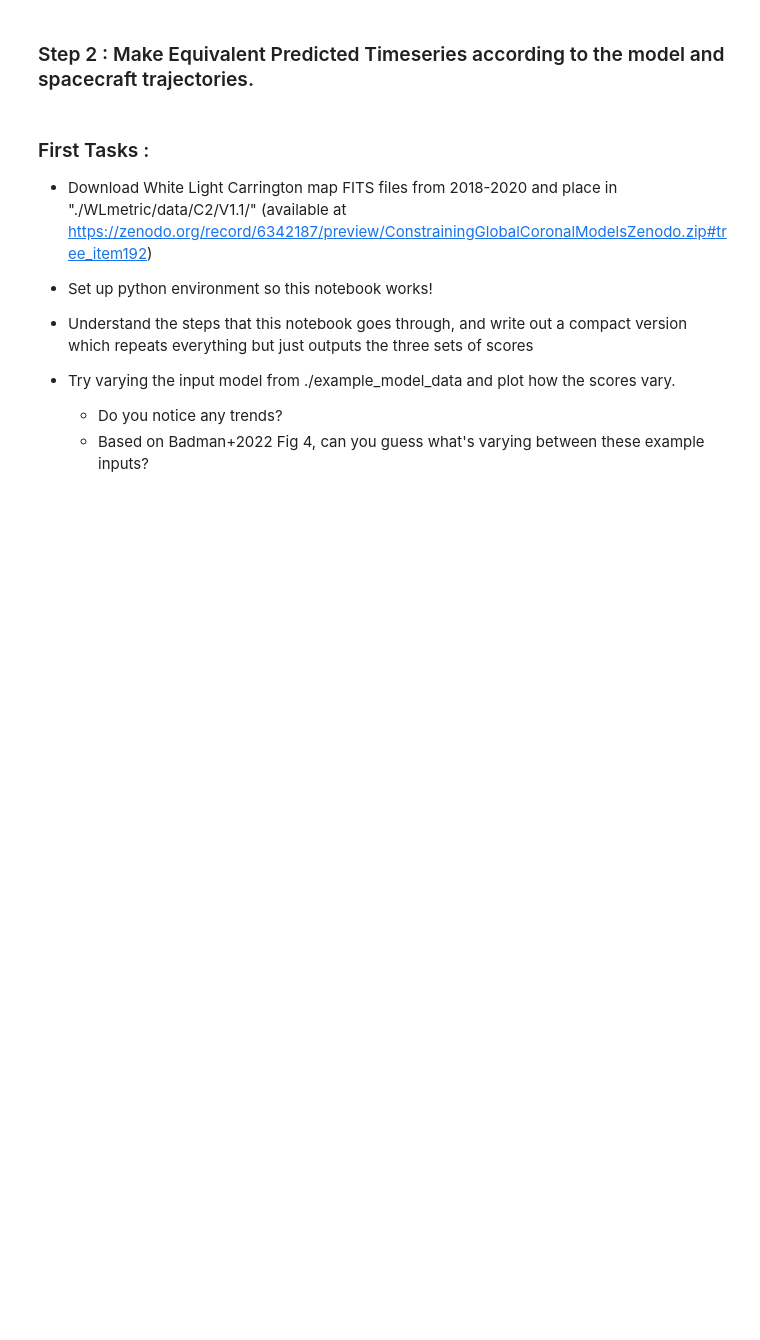
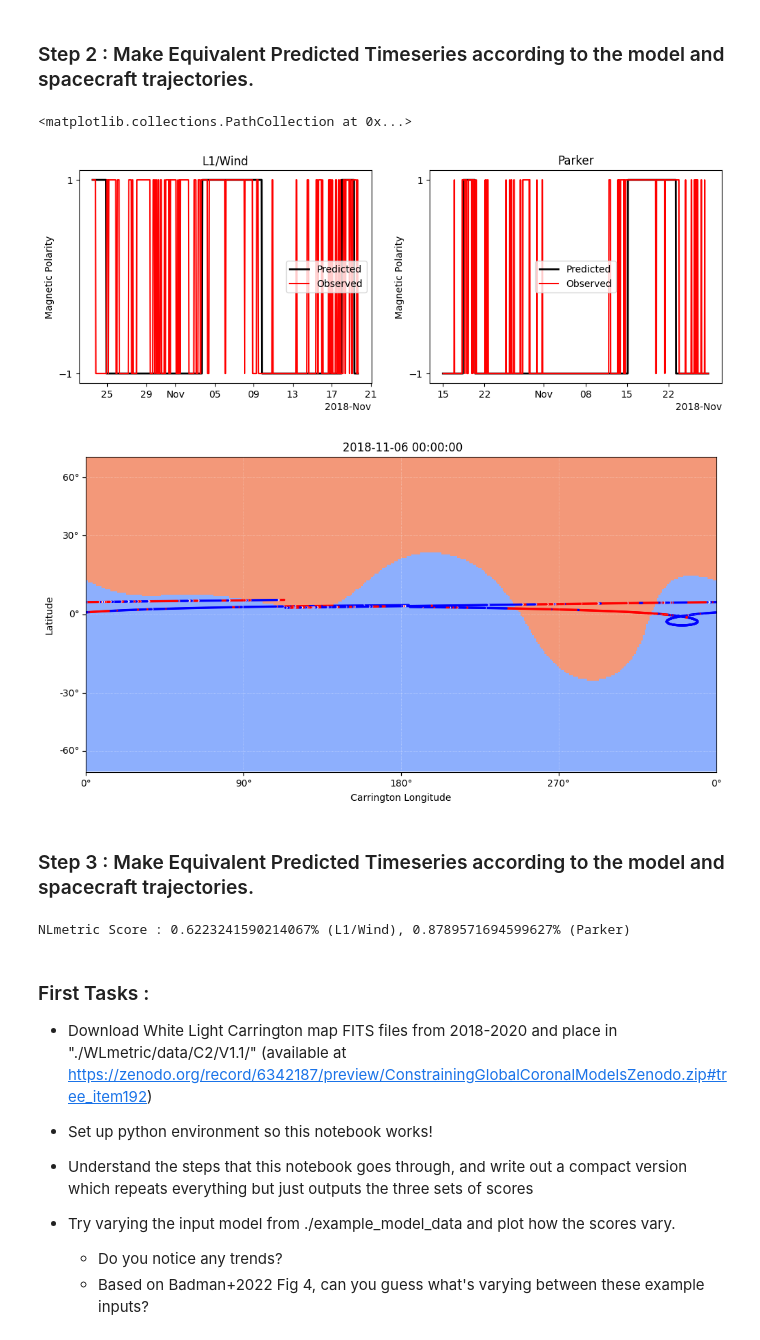
Before and after one commit to STBadman/cmfpy, a Jupyter notebook: topLevel.ipynb, the cells around one changed output. Cells and saved outputs as stored; diff of their text form; code cells hidden in the pictures; blank space fills up the shorter version.

Commit message:
Finish NL metric and example in top level notebook

```diff
--- a/topLevel.ipynb
+++ b/topLevel.ipynb
@@ -262,5 +258,82 @@ plt.tight_layout()
 # %% [markdown]
 ### Step 2 : Make Equivalent Predicted Timeseries according to the model and spacecraft trajectories.
+# %%
+### We have some sample coronal hole and neutral line maps in the folder:
+# ./example_model_data/
+# Let's choose one
+nlmap_model_example_path = "./example_model_data/NeutralLineMap_Badman_AHMI_2018-11-06_2.5Rs.csv"
+
+# We use the same function as in the WLmetric section to load it in as a sunpy.map.Map
+datetime_model = datetime.datetime(2018,11,6)
+nlmap_model = h.csv2map(nlmap_model_example_path,
+                        datetime_model
+                       )
+# %%
+## This function takes the model neutral line map and flies different spacecraft
+# over it to produce a predicted timeseries.
+polarity_pred_psp=NLmetric.create_polarity_model(nlmap_model,datetime_model,"psp")
+polarity_pred_l1=NLmetric.create_polarity_model(nlmap_model,datetime_model,"L1")
+# %%
+## Now we have produced predicted and measured polarity timeseries, so we can visualize the comparison.
+
+## First, directly by looking at the timeseries
+fig,axes = plt.subplots(figsize=(12,4),ncols=2)
+
+axes[0].plot(*polarity_pred_l1,color="black",linewidth=2,label="Predicted")
+axes[0].plot(observed_field_l1[0],np.sign(observed_field_l1[1]),color="red",label="Observed")
+axes[0].set_title("L1/Wind");axes[1].set_ylabel("Magnetic Polarity")
+
+axes[1].plot(*polarity_pred_psp,color="black",linewidth=2,label="Predicted")
+axes[1].plot(observed_field_psp[0],np.sign(observed_field_psp[1]),color="red",label="Observed")
+axes[1].set_title("Parker")
+
+for ax in axes:
+    ax.legend()
+    ax.set_ylabel("Magnetic Polarity")
+    ax.set_yticks([-1,1])
+
+## Secon in an easier way to view using the map and the trajectories
+
+# We first need to use some of the helpers to create the trajectories
+carrington_trajectory_psp = h.create_carrington_trajectory(
+    polarity_pred_psp[0],"psp",obstime_ref=datetime_model
+    )
+trajectory_psp = h.ballistically_project(carrington_trajectory_psp,
+                                               r_inner=2.5*u.R_sun)
+carrington_trajectory_l1 = h.create_carrington_trajectory(
+    polarity_pred_l1[0],"L1",obstime_ref=datetime_model
+    )
+trajectory_l1 = h.ballistically_project(carrington_trajectory_l1,
+                                               r_inner=2.5*u.R_sun)
+
+fig=plt.figure(figsize=(12,6))
+ax = fig.add_subplot(projection=nlmap_model.wcs)
+nlmap_model.plot(cmap="coolwarm",vmin=-2,vmax=2)
+
+ax.scatter(nlmap_model.world_to_pixel(trajectory_psp).x,
+           nlmap_model.world_to_pixel(trajectory_psp).y,
+           c=plt.cm.bwr(observed_field_psp[1]),s=2
+          )
+ax.scatter(nlmap_model.world_to_pixel(trajectory_l1).x,
+           nlmap_model.world_to_pixel(trajectory_l1).y,
+           c=plt.cm.bwr(observed_field_l1[1]),s=2
+          )
+# %% [output]
+<matplotlib.collections.PathCollection at 0x...>
+[figure, added]
+[figure, added]
+# %% [markdown]
+### Step 3 : Make Equivalent Predicted Timeseries according to the model and spacecraft trajectories.
+# %%
+### Finally we can go ahead and combine the predicted and measured timeseries
+# to produce our NLmetric score for each spacecraft we compare.
+
+l1_nl_score = NLmetric.compute_NL_metric(polarity_pred_l1,observed_field_l1)
+psp_nl_score = NLmetric.compute_NL_metric(polarity_pred_psp,observed_field_psp)
+
+print(f"NLmetric Score : {l1_nl_score}% (L1/Wind), {psp_nl_score}% (Parker)")
+# %% [output]
+NLmetric Score : 0.6223241590214067% (L1/Wind), 0.8789571694599627% (Parker)
 # %% [markdown]
 ### First Tasks :
 
```
Also changed, not shown: parts of 10 cells of this notebook, 2 other files.
